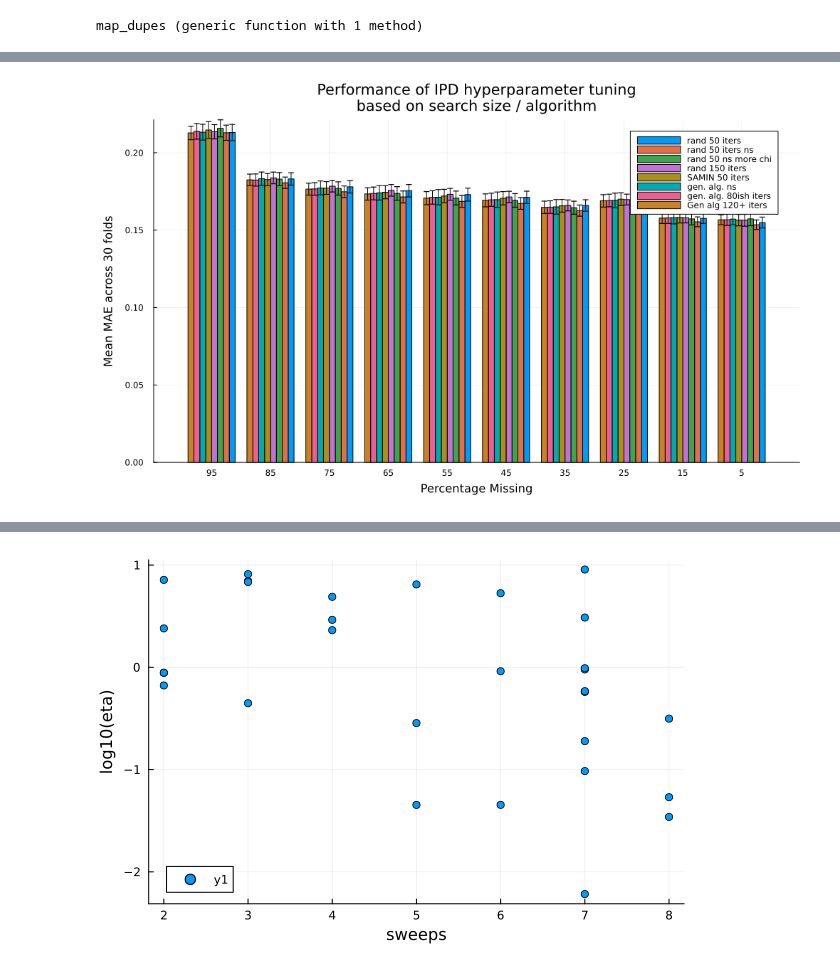
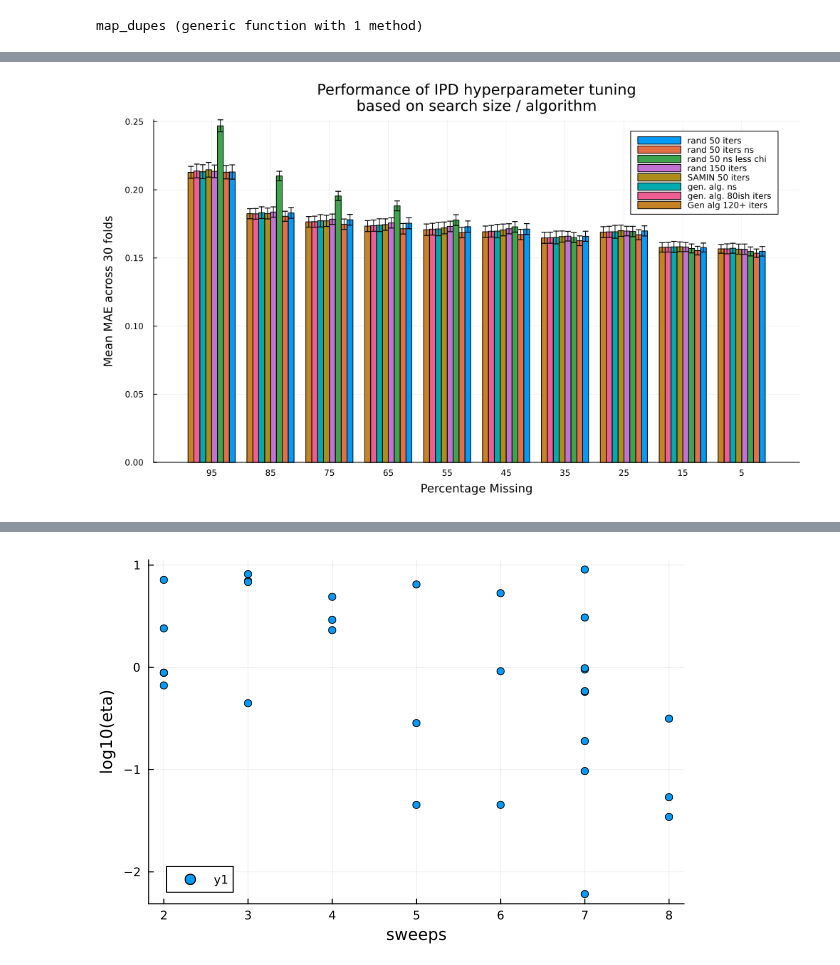
Before and after one commit to hugopstackhouse/MPSTime.jl, a Jupyter notebook: Folds/imp_results.ipynb, the cells around one changed output, grey strips where cells are left out. Cells and saved outputs as stored; diff of their text form; code cells hidden in the pictures.

```diff
--- a/Folds/imp_results.ipynb
+++ b/Folds/imp_results.ipynb
@@ -135,8 +135,11 @@ res_g50ns = copy(res) |> values |> collect
 @load "IPD/IPD_rand_50_full_no_s.jld2" res
 res_r50ns = copy(res)
 
-@load "IPD/IPD_rand_50_ns_more_chi.jld2" res
-res_r50ns_more_chi = copy(res) |> values |> collect
+# @load "IPD/IPD_rand_50_ns_more_chi.jld2" res
+# res_r50ns_more_chi = copy(res) |> values |> collect
+
+@load "IPD/IPD_rand_50_ns_less_chi.jld2" res
+res_r50ns_less_chi = copy(res) |> values |> collect
 
 # @load "IPD/IPD_opt_test.jld2" res
 # res_10 = copy(res)
@@ -198,7 +209,9 @@ pms = 5:10:95
 # res_by_pm_r10, std_by_pm_r10 = loss_by_pm(res_10, pms)
 res_by_pm_r50, std_by_pm_r50 = loss_by_pm(res_r50, pms)
 res_by_pm_r50ns, std_by_pm_r50ns = loss_by_pm(res_r50ns, pms)
-res_by_pm_r50ns_more_chi, std_by_pm_r50ns_more_chi = loss_by_pm(res_r50ns_more_chi, pms)
+# res_by_pm_r50ns_more_chi, std_by_pm_r50ns_more_chi = loss_by_pm(res_r50ns_more_chi, pms)
+res_by_pm_r50ns_less_chi, std_by_pm_r50ns_less_chi = loss_by_pm(res_r50ns_less_chi, pms)
+
 res_by_pm_s50, std_by_pm_s50 = loss_by_pm(res_s50, pms)
 res_by_pm_g50, std_by_pm_g50 = loss_by_pm(res_g50, pms)
 res_by_pm_g50ns, std_by_pm_g50ns = loss_by_pm(res_g50ns, pms)
@@ -210,7 +223,7 @@ res_by_pm_r150, std_by_pm_r150 = loss_by_pm(res_r150, pms)
 # mmae_by_pm_r10 = mean.(res_by_pm_r10)
 mmae_by_pm_r50 = mean.(res_by_pm_r50)
 mmae_by_pm_r50ns = mean.(res_by_pm_r50ns)
-mmae_by_pm_r50ns_more_chi = mean.(res_by_pm_r50ns_more_chi)
+mmae_by_pm_r50ns_less_chi = mean.(res_by_pm_r50ns_less_chi)
 mmae_by_pm_s50 = mean.(res_by_pm_s50)
 mmae_by_pm_g50 = mean.(res_by_pm_g50)
 mmae_by_pm_g50ns = mean.(res_by_pm_g50ns)
@@ -230,23 +243,23 @@ std_by_pms = std_by_pm_r50ns
 # %%
 groupedbar(
     pms,
-    [ mmae_by_pm_r50 mmae_by_pm_r50ns mmae_by_pm_r50ns_more_chi mmae_by_pm_r150 mmae_by_pm_s50 mmae_by_pm_g50ns mmae_by_pm_g50 mmae_by_pm_g120  ];
-    yerr =1.96 .* [ std_by_pm_r50 std_by_pm_r50ns std_by_pm_r50ns_more_chi std_by_pm_r150  std_by_pm_s50 std_by_pm_g50ns *sqrt(30/25) std_by_pm_g50 std_by_pm_g120  ] ./sqrt(30),
+    [ mmae_by_pm_r50 mmae_by_pm_r50ns mmae_by_pm_r50ns_less_chi mmae_by_pm_r150 mmae_by_pm_s50 mmae_by_pm_g50ns mmae_by_pm_g50 mmae_by_pm_g120  ];
+    yerr =1.96 .* [ std_by_pm_r50 std_by_pm_r50ns std_by_pm_r50ns_less_chi std_by_pm_r150  std_by_pm_s50 std_by_pm_g50ns *sqrt(30/25) std_by_pm_g50 std_by_pm_g120  ] ./sqrt(30),
     xticks = pms,
-    labels=["rand 50 iters" "rand 50 iters ns" "rand 50 ns more chi" "rand 150 iters" "SAMIN 50 iters" "gen. alg. ns" "gen. alg. 80ish iters" "Gen alg 120+ iters" ],
+    labels=["rand 50 iters" "rand 50 iters ns" "rand 50 ns less chi" "rand 150 iters" "SAMIN 50 iters" "gen. alg. ns" "gen. alg. 80ish iters" "Gen alg 120+ iters" ],
     legend=:topright,
     size=(1000,600),
     bottom_margin=5mm,
     left_margin=5mm,
     top_margin=5mm
 )
 xflip!(true)
 xlabel!("Percentage Missing")
 ylabel!("Mean MAE across 30 folds")
 title!("Performance of IPD hyperparameter tuning\nbased on search size / algorithm")
 # savefig("ipd2.svg")
 # %% [output]
-[figure, old version]
+[figure, new version]
 # %%
 groupedbar(
     pms,
```
Also changed, not shown: parts of 10 cells of this notebook, 6 other files.
